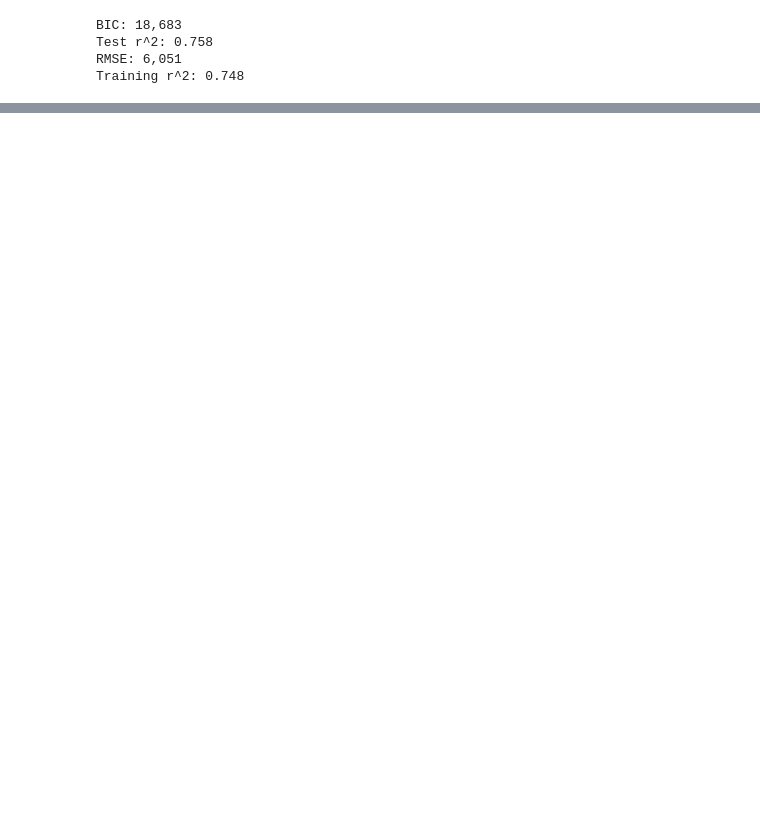
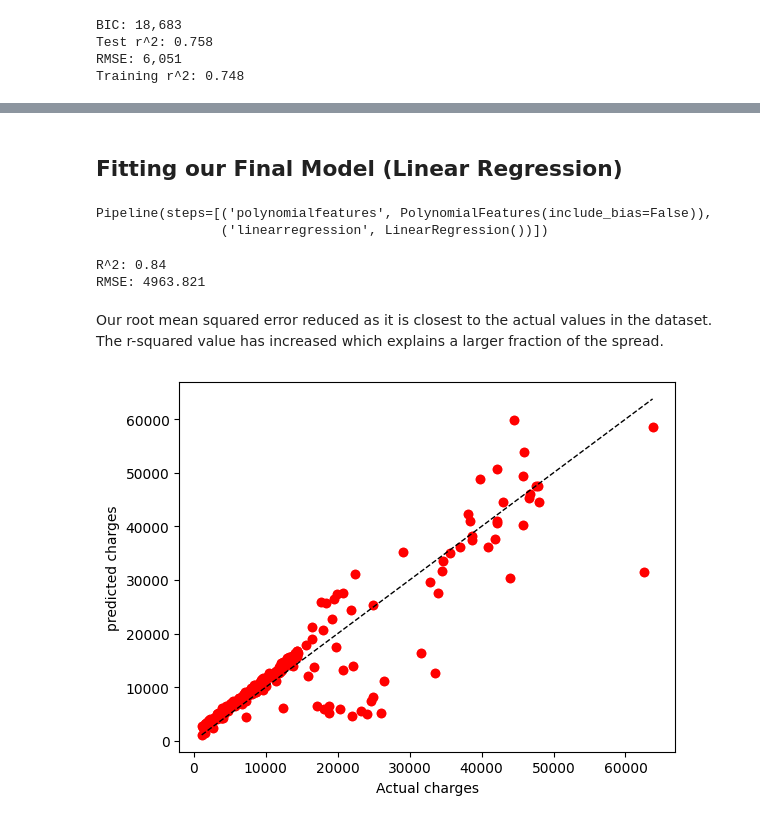
Before and after one commit to AngelX62/ml_Medical_Cost, a Jupyter notebook: medical_cost_pred.ipynb, the cells around one changed output, grey strips where cells are left out. Cells and saved outputs as stored; diff of their text form; code cells hidden in the pictures; blank space fills up the shorter version.

Commit message:
Fitted final linear regression model with the selected degree

```diff
--- a/medical_cost_pred.ipynb
+++ b/medical_cost_pred.ipynb
@@ -191,0 +198,35 @@ df
+# %% [markdown]
+## Fitting our Final Model (Linear Regression)
+# %%
+# Use make_pipeline that lets us chain preprocessing steps
+fin_model = make_pipeline(PolynomialFeatures(degree=2, include_bias=False),
+                          LinearRegression()
+                         )
+# %%
+# Fit final model
+fin_model.fit(x_train, y_train)
+# %% [output]
+Pipeline(steps=[('polynomialfeatures', PolynomialFeatures(include_bias=False)),
+                ('linearregression', LinearRegression())])
+# %%
+y_pred = fin_model.predict(x_test)
+print(f"R^2: {r2_score(y_test, y_pred):.2f}")
+print(f"RMSE: {root_mean_squared_error(y_test, y_pred):.3f}")
+# %% [output]
+R^2: 0.84
+RMSE: 4963.821
+# %% [markdown]
+Our root mean squared error reduced as it is closest to the actual values in the dataset.
+The r-squared value has increased which explains a larger fraction of the spread.
+# %%
+y_pred = fin_model.predict(x_test)
+plt.scatter(y_test, y_pred, color='red')
+plt.xlabel("Actual charges")
+plt.ylabel("predicted charges")
+mn = min(y_test.min(), y_pred.min())
+mx = max(y_test.max(), y_pred.max())
+plt.scatter(y_test, y_pred, color="red", alpha=0.6)
+plt.plot([mn, mx], [mn, mx], "k--", linewidth=1)
+plt.show()
+# %% [output]
+[figure, added]
```
Also changed, not shown: parts of 5 cells of this notebook.
